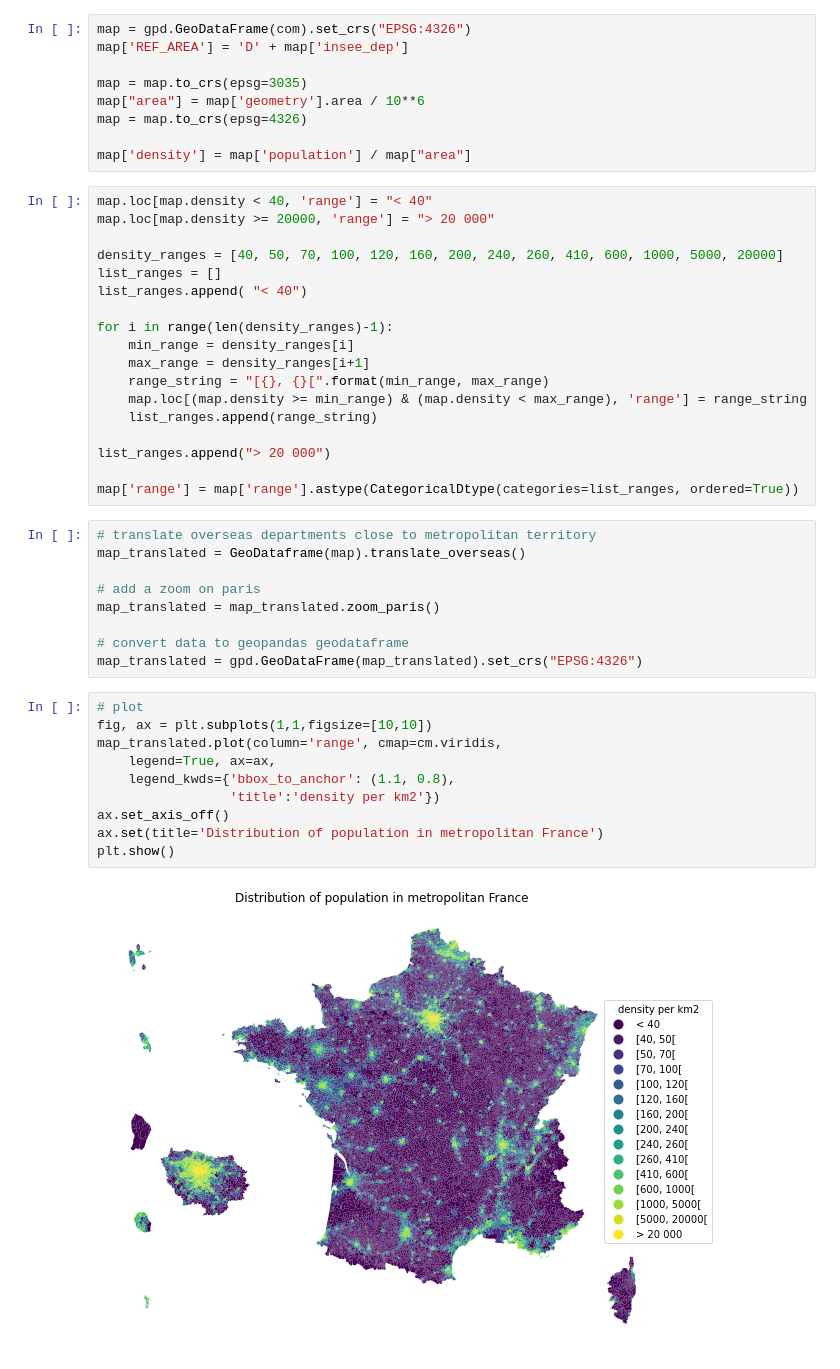
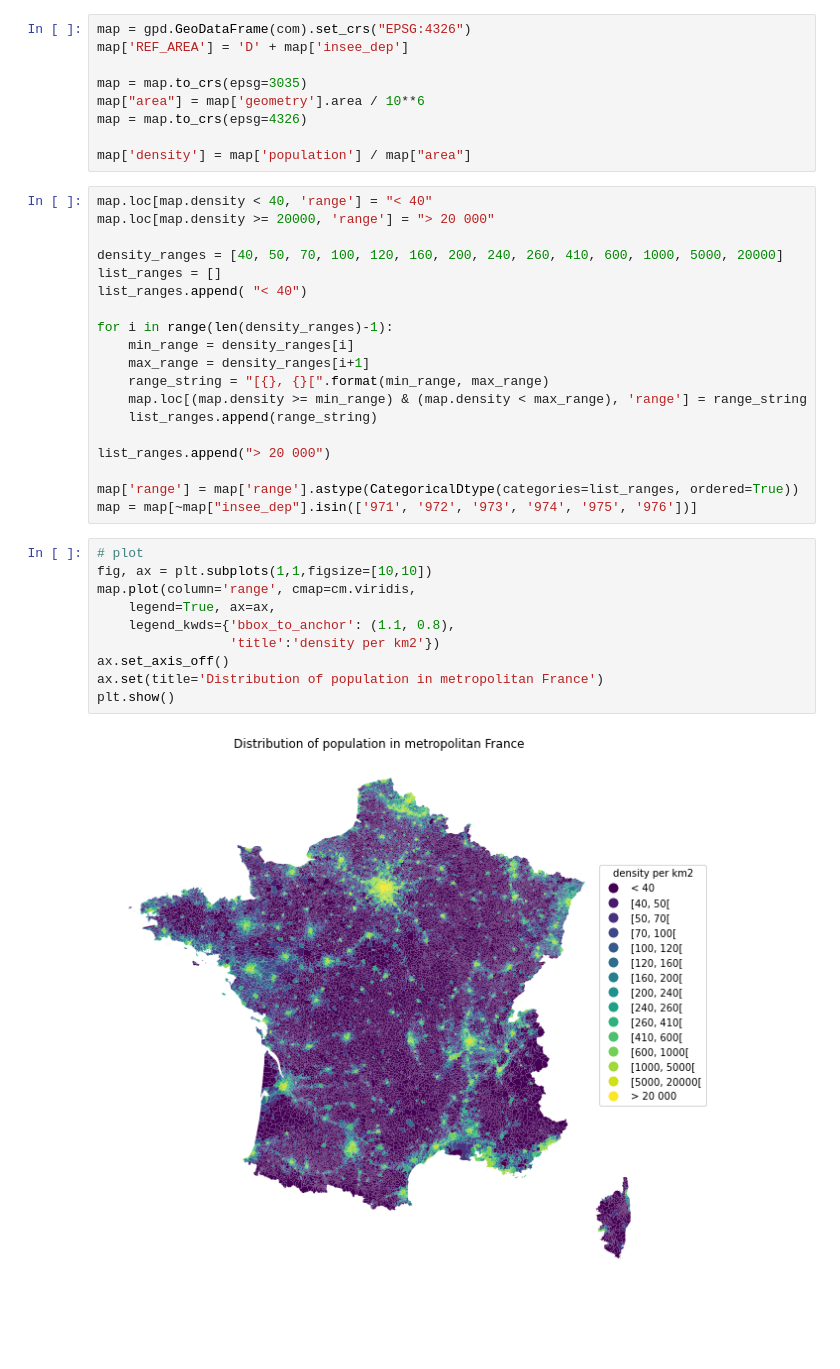
Before and after one commit to InseeFrLab/pynsee, a Jupyter notebook: docs/examples/example_population_map_com.ipynb, the cells around one changed output. Saved outputs shown, nothing was run; the diff lists cells and outputs as text; blank space fills up the shorter version.

```diff
--- a/docs/examples/example_population_map_com.ipynb
+++ b/docs/examples/example_population_map_com.ipynb
@@ -46,24 +48,16 @@ for i in range(len(density_ranges)-1):
 list_ranges.append("> 20 000")
 
 map['range'] = map['range'].astype(CategoricalDtype(categories=list_ranges, ordered=True))
+map = map[~map["insee_dep"].isin(['971', '972', '973', '974', '975', '976'])]
-# %%
-# translate overseas departments close to metropolitan territory
-map_translated = GeoDataframe(map).translate_overseas()
-
-# add a zoom on paris
-map_translated = map_translated.zoom_paris()
-
-# convert data to geopandas geodataframe
-map_translated = gpd.GeoDataFrame(map_translated).set_crs("EPSG:4326")
 # %%
 # plot
 fig, ax = plt.subplots(1,1,figsize=[10,10])
-map_translated.plot(column='range', cmap=cm.viridis,
+map.plot(column='range', cmap=cm.viridis,
     legend=True, ax=ax,
     legend_kwds={'bbox_to_anchor': (1.1, 0.8),
                  'title':'density per km2'})
 ax.set_axis_off()
 ax.set(title='Distribution of population in metropolitan France')
 plt.show()
 # %% [output]
-[figure, old version]
+[figure, new version]
```
Also changed, not shown: parts of 2 cells of this notebook, 1 other file.
